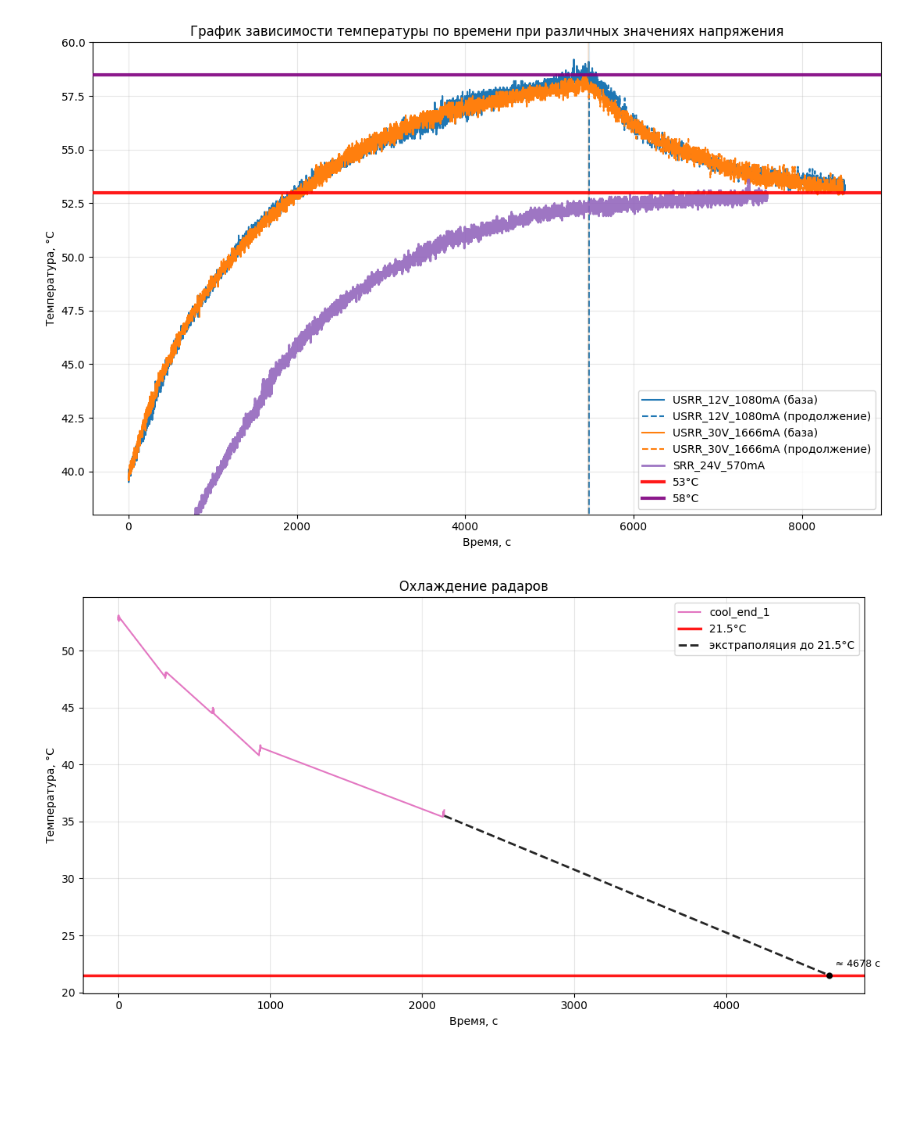
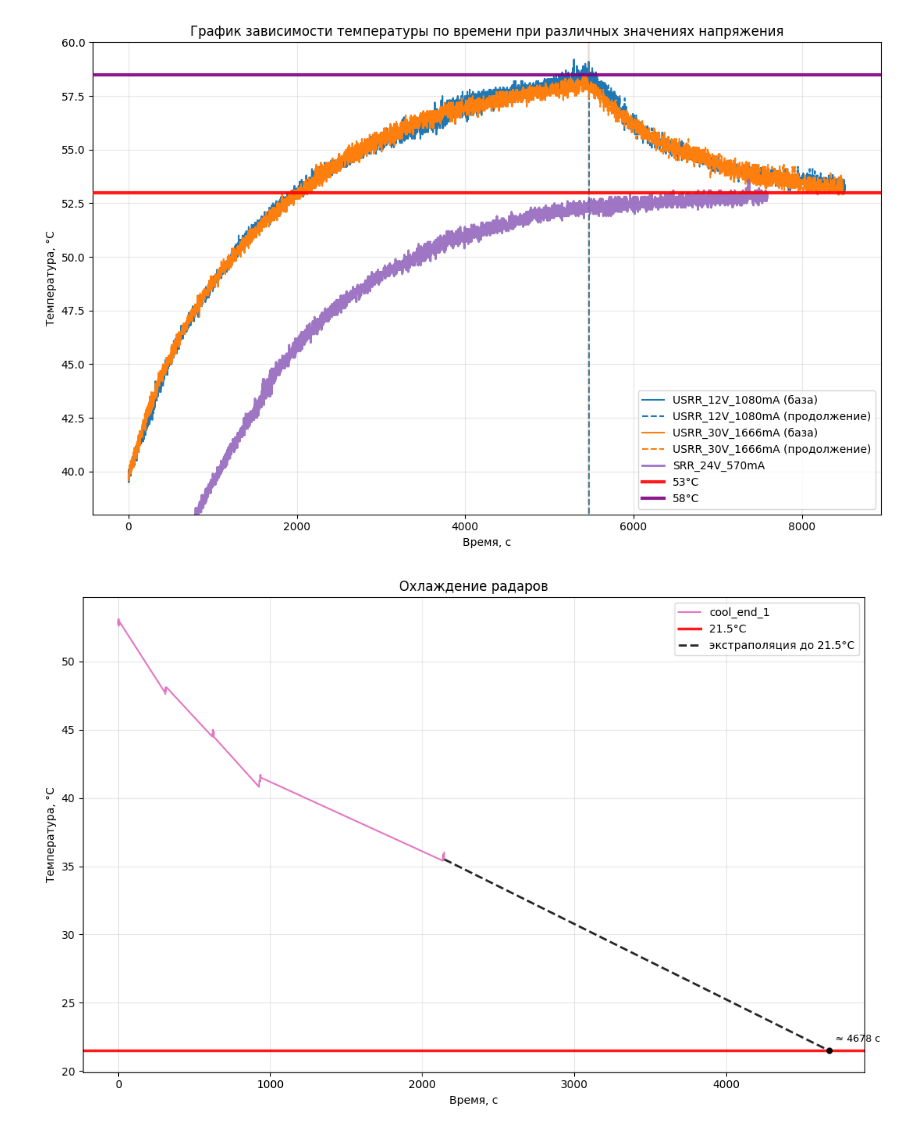
Before and after one commit to DmitryRastiK/ros2_hd_mmRadar, a Jupyter notebook: temperature/results.ipynb, the cells around one changed output. Cells and saved outputs as stored; diff of their text form; code cells hidden in the pictures; blank space fills up the shorter version.

```diff
--- a/temperature/results.ipynb
+++ b/temperature/results.ipynb
@@ -298,7 +298,7 @@ for b in range(num_batches):
 T = np.concatenate(t_concat)
 Y = np.concatenate(y_concat)
 
-plt.figure(figsize=(11, 6))
+plt.figure(figsize=(11, 7))
 plt.plot(T, Y, label="cool_end_1", color="C6")
 plt.xlabel("Время, с")
 plt.ylabel("Температура, °C")
@@ -307,31 +307,31 @@ plt.title("Охлаждение радаров")
 # Горизонтальная линия комнатной температуры
 room_temp = 21.5
 plt.axhline(room_temp, color="red", linestyle="-", linewidth=2.5, alpha=0.9, label=f"{room_temp}°C")
 
 # Линейная экстраполяция тренда до комнатной температуры по последним точкам
 num_tail = min(30, len(T))
 if num_tail >= 5:
     t_tail = T[-num_tail:]
     y_tail = Y[-num_tail:]
     a, b = np.polyfit(t_tail, y_tail, 1)  # y ≈ a*t + b
     if a != 0:
         t_cross = (room_temp - b) / a
         if np.isfinite(t_cross):
             t0 = T[-1]
             t1 = max(t_cross, t0 + max(1.0, T[-1] - T[-2] if len(T) >= 2 else 1.0))
             t_line = np.array([t0, t1])
             y_line = a * t_line + b
             plt.plot(t_line, y_line, color="black", linestyle="--", linewidth=2, alpha=0.85, label="экстраполяция до 21.5°C")
             # Метка времени пересечения
             plt.scatter([t1], [a * t1 + b], color="black", s=24, zorder=6)
             if abs(a * t1 + b - room_temp) < 0.6:
                 plt.annotate(f"≈ {t1:.0f} с",
                              xy=(t1, room_temp), xytext=(6, 8), textcoords="offset points",
                              fontsize=9, color="black")
 
 plt.grid(True, alpha=0.3)
 plt.legend()
 plt.tight_layout()
 plt.show()
 # %% [output]
-[figure, old version]
+[figure, new version]
```
Also changed, not shown: 17 other files.
